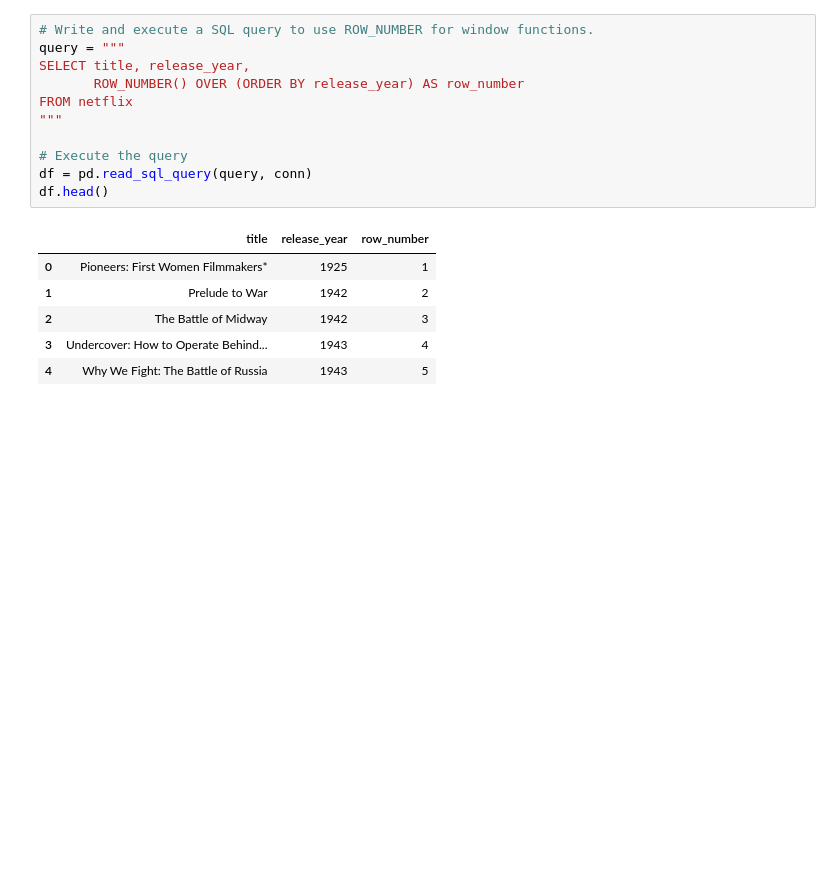
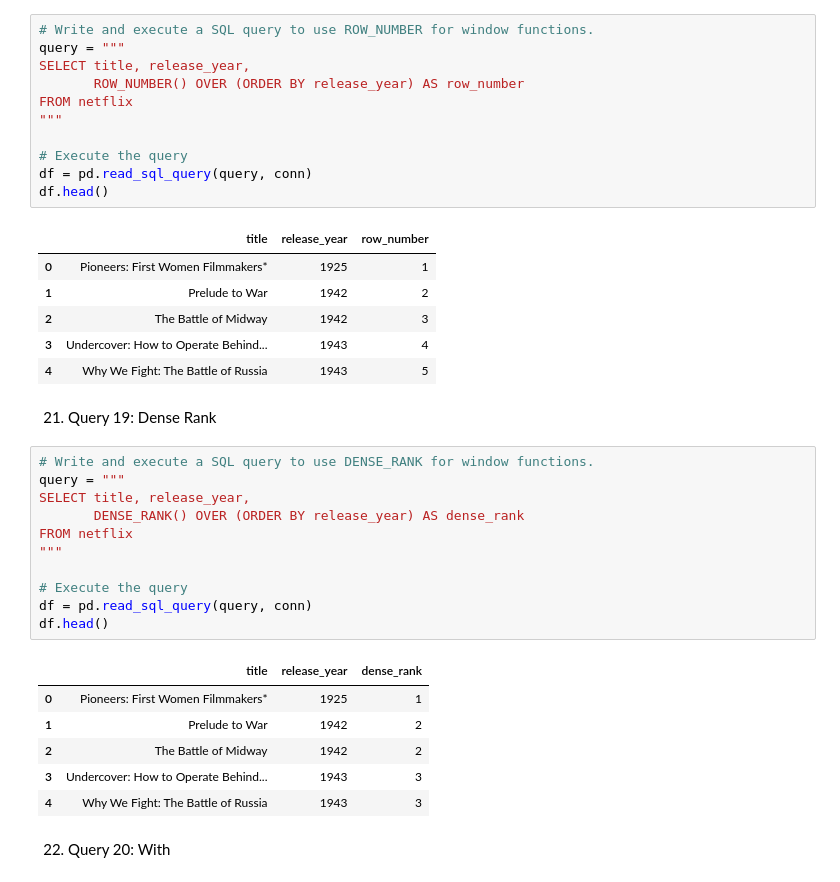
Before and after one commit to Somerillo/DI-Bootcamp, a Jupyter notebook: week10/day4/mini-project 2/mini-project2 netflix SQL.ipynb, the cells around one changed output. Saved outputs shown, nothing was run; the diff lists cells and outputs as text; blank space fills up the shorter version.

Commit message:
w10 advanced SQL - mini project 2, netflix

```diff
--- a/week10/day4/mini-project 2/mini-project2 netflix SQL.ipynb
+++ b/week10/day4/mini-project 2/mini-project2 netflix SQL.ipynb
@@ -403,3 +403,25 @@ df.head()
 | 2 | The Battle of Midway | 1942 | 3 |
 | 3 | Undercover: How to Operate Behind... | 1943 | 4 |
 | 4 | Why We Fight: The Battle of Russia | 1943 | 5 |
+# %% [markdown]
+21. Query 19: Dense Rank
+# %%
+# Write and execute a SQL query to use DENSE_RANK for window functions.
+query = """
+SELECT title, release_year,
+       DENSE_RANK() OVER (ORDER BY release_year) AS dense_rank
+FROM netflix
+"""
+
+# Execute the query
+df = pd.read_sql_query(query, conn)
+df.head()
+# %% [output]
+|  | title | release_year | dense_rank |
+| 0 | Pioneers: First Women Filmmakers* | 1925 | 1 |
+| 1 | Prelude to War | 1942 | 2 |
+| 2 | The Battle of Midway | 1942 | 2 |
+| 3 | Undercover: How to Operate Behind... | 1943 | 3 |
+| 4 | Why We Fight: The Battle of Russia | 1943 | 3 |
+# %% [markdown]
+22. Query 20: With
```
Also changed, not shown: parts of 1 cell of this notebook.
